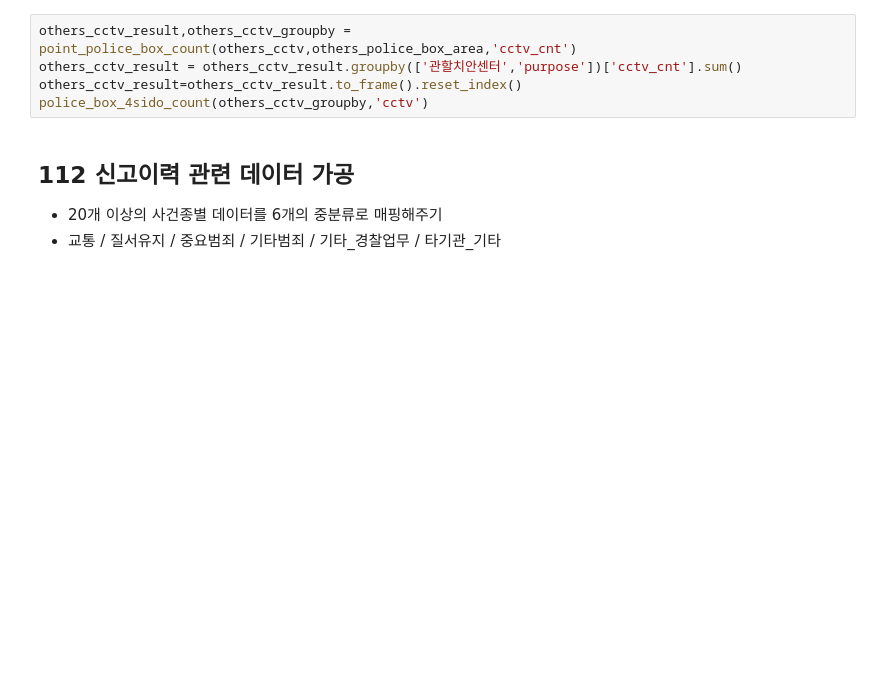
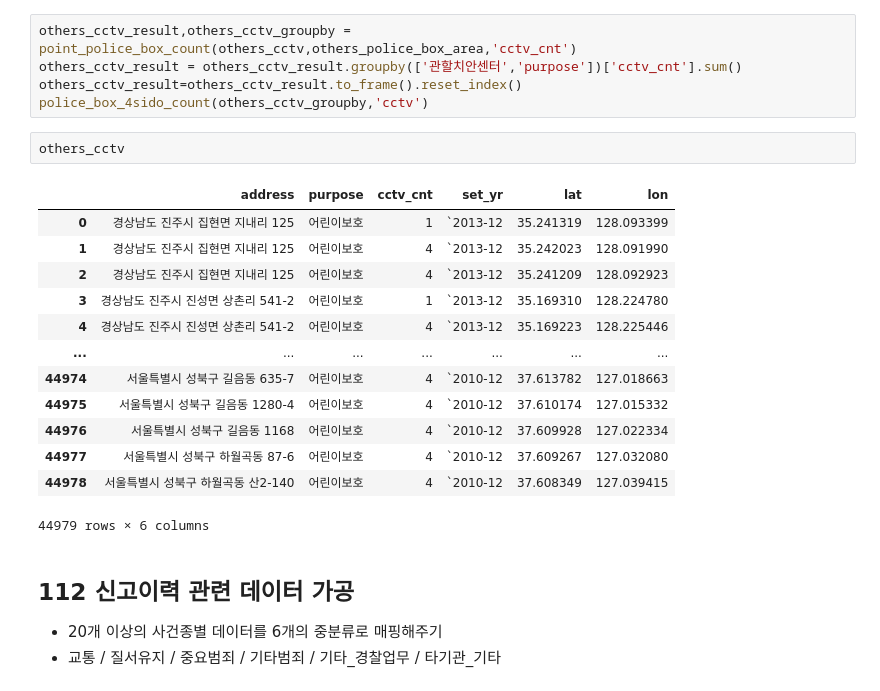
Before and after one commit to yxbxn/COMPAS2021-Suwon, a Jupyter notebook: EDA/전처리/치안센터_4개시_병합_선용_final.ipynb, the cells around one changed output. Cells and saved outputs as stored; diff of their text form; blank space fills up the shorter version.

```diff
--- a/EDA/전처리/치안센터_4개시_병합_선용_final.ipynb
+++ b/EDA/전처리/치안센터_4개시_병합_선용_final.ipynb
@@ -158,6 +159,22 @@ others_cctv_result,others_cctv_groupby = point_police_box_count(others_cctv,othe
 others_cctv_result = others_cctv_result.groupby(['관할치안센터','purpose'])['cctv_cnt'].sum()
 others_cctv_result=others_cctv_result.to_frame().reset_index()
 police_box_4sido_count(others_cctv_groupby,'cctv')
+# %%
+others_cctv
+# %% [output]
+|  | address | purpose | cctv_cnt | set_yr | lat | lon |
+| 0 | 경상남도 진주시 집현면 지내리 125 | 어린이보호 | 1 | `2013-12 | 35.241319 | 128.093399 |
+| 1 | 경상남도 진주시 집현면 지내리 125 | 어린이보호 | 4 | `2013-12 | 35.242023 | 128.091990 |
+| 2 | 경상남도 진주시 집현면 지내리 125 | 어린이보호 | 4 | `2013-12 | 35.241209 | 128.092923 |
+| 3 | 경상남도 진주시 진성면 상촌리 541-2 | 어린이보호 | 1 | `2013-12 | 35.169310 | 128.224780 |
+| 4 | 경상남도 진주시 진성면 상촌리 541-2 | 어린이보호 | 4 | `2013-12 | 35.169223 | 128.225446 |
+| ... | ... | ... | ... | ... | ... | ... |
+| 44974 | 서울특별시 성북구 길음동 635-7 | 어린이보호 | 4 | `2010-12 | 37.613782 | 127.018663 |
+| 44975 | 서울특별시 성북구 길음동 1280-4 | 어린이보호 | 4 | `2010-12 | 37.610174 | 127.015332 |
+| 44976 | 서울특별시 성북구 길음동 1168 | 어린이보호 | 4 | `2010-12 | 37.609928 | 127.022334 |
+| 44977 | 서울특별시 성북구 하월곡동 87-6 | 어린이보호 | 4 | `2010-12 | 37.609267 | 127.032080 |
+| 44978 | 서울특별시 성북구 하월곡동 산2-140 | 어린이보호 | 4 | `2010-12 | 37.608349 | 127.039415 |
+44979 rows × 6 columns
 # %% [markdown]
 ## 112 신고이력 관련 데이터 가공
 - 20개 이상의 사건종별 데이터를 6개의 중분류로 매핑해주기
```
Also changed, not shown: parts of 35 cells of this notebook.
